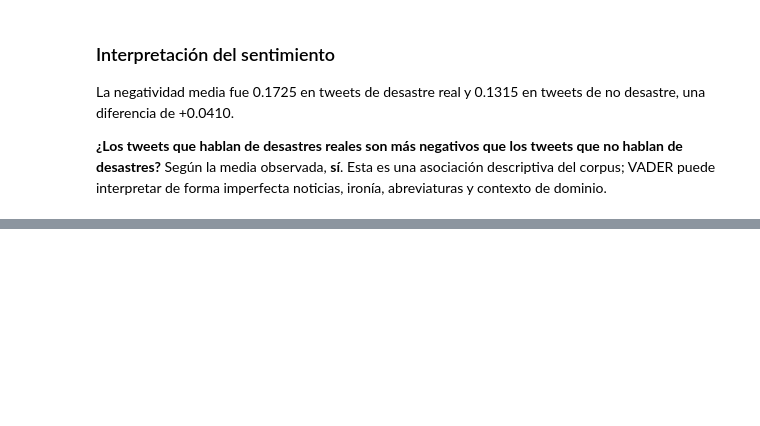
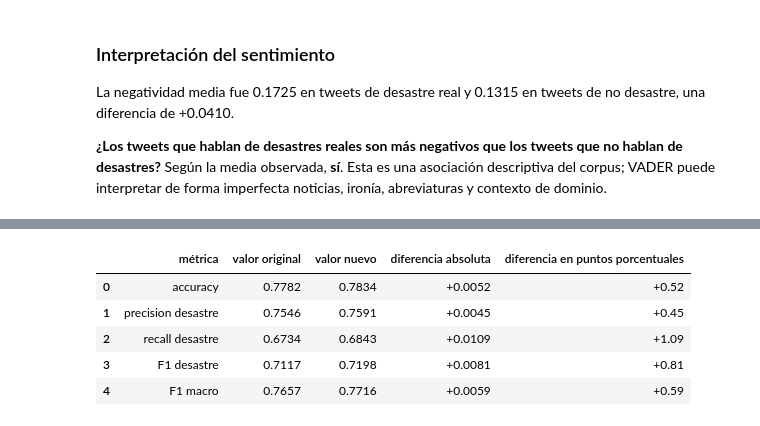
Before and after one commit to tismajo/CC3084-Laboratorio5, a Jupyter notebook: Laboratorio5.ipynb, the cells around one changed output, grey strips where cells are left out. Saved outputs shown, nothing was run; the diff lists cells and outputs as text; code cells hidden in the pictures; blank space fills up the shorter version.

```diff
--- a/Laboratorio5.ipynb
+++ b/Laboratorio5.ipynb
@@ -1069,0 +1137,44 @@ La negatividad media fue 0.1725 en tweets de desastre real y 0.1315 en tweets de
+# %%
+negatividad_entrenamiento = datos_texto.loc[indices_entrenamiento, "negatividad"].to_numpy().reshape(-1, 1)
+negatividad_prueba = datos_texto.loc[indices_prueba, "negatividad"].to_numpy().reshape(-1, 1)
+
+matriz_mejor_entrenamiento = artefactos_mejor_texto["matriz entrenamiento"]
+matriz_mejor_prueba = artefactos_mejor_texto["matriz prueba"]
+matriz_entrenamiento_negatividad = hstack([matriz_mejor_entrenamiento, negatividad_entrenamiento]).tocsr()
+matriz_prueba_negatividad = hstack([matriz_mejor_prueba, negatividad_prueba]).tocsr()
+
+clasificador_con_negatividad = clone(clasificador_mejor_texto)
+clasificador_con_negatividad.fit(matriz_entrenamiento_negatividad, target_entrenamiento)
+prediccion_entrenamiento_negatividad = clasificador_con_negatividad.predict(matriz_entrenamiento_negatividad)
+prediccion_prueba_negatividad = clasificador_con_negatividad.predict(matriz_prueba_negatividad)
+
+metricas_texto = evaluar_predicciones(
+    "Solo texto", target_entrenamiento,
+    clasificador_mejor_texto.predict(matriz_mejor_entrenamiento),
+    target_prueba, prediccion_mejor_texto,
+)
+metricas_negatividad = evaluar_predicciones(
+    "Texto y negatividad", target_entrenamiento,
+    prediccion_entrenamiento_negatividad,
+    target_prueba, prediccion_prueba_negatividad,
+)
+
+metricas_comparacion = ["accuracy", "precision desastre", "recall desastre", "F1 desastre", "F1 macro"]
+tabla_comparacion = pd.DataFrame({
+    "métrica": metricas_comparacion,
+    "valor original": [metricas_texto[m] for m in metricas_comparacion],
+    "valor nuevo": [metricas_negatividad[m] for m in metricas_comparacion],
+})
+tabla_comparacion["diferencia absoluta"] = tabla_comparacion["valor nuevo"] - tabla_comparacion["valor original"]
+tabla_comparacion["diferencia en puntos porcentuales"] = tabla_comparacion["diferencia absoluta"] * 100
+display(tabla_comparacion.style.format({
+    "valor original": "{:.4f}", "valor nuevo": "{:.4f}",
+    "diferencia absoluta": "{:+.4f}", "diferencia en puntos porcentuales": "{:+.2f}",
+}))
+# %% [output]
+|  | métrica | valor original | valor nuevo | diferencia absoluta | diferencia en puntos porcentuales |
+| 0 | accuracy | 0.7782 | 0.7834 | +0.0052 | +0.52 |
+| 1 | precision desastre | 0.7546 | 0.7591 | +0.0045 | +0.45 |
+| 2 | recall desastre | 0.6734 | 0.6843 | +0.0109 | +1.09 |
+| 3 | F1 desastre | 0.7117 | 0.7198 | +0.0081 | +0.81 |
+| 4 | F1 macro | 0.7657 | 0.7716 | +0.0059 | +0.59 |
```
Also changed, not shown: parts of 5 cells of this notebook.
